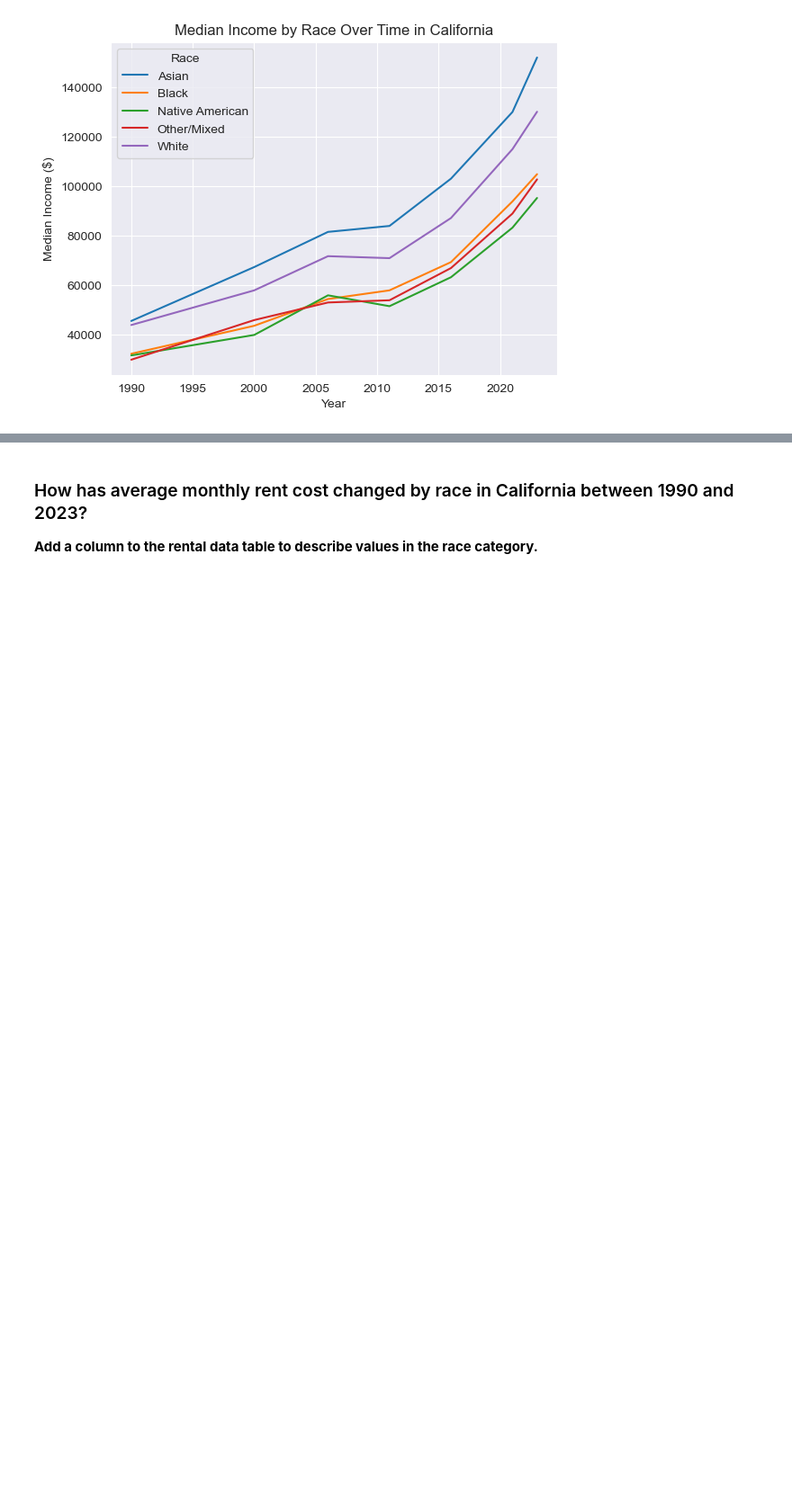
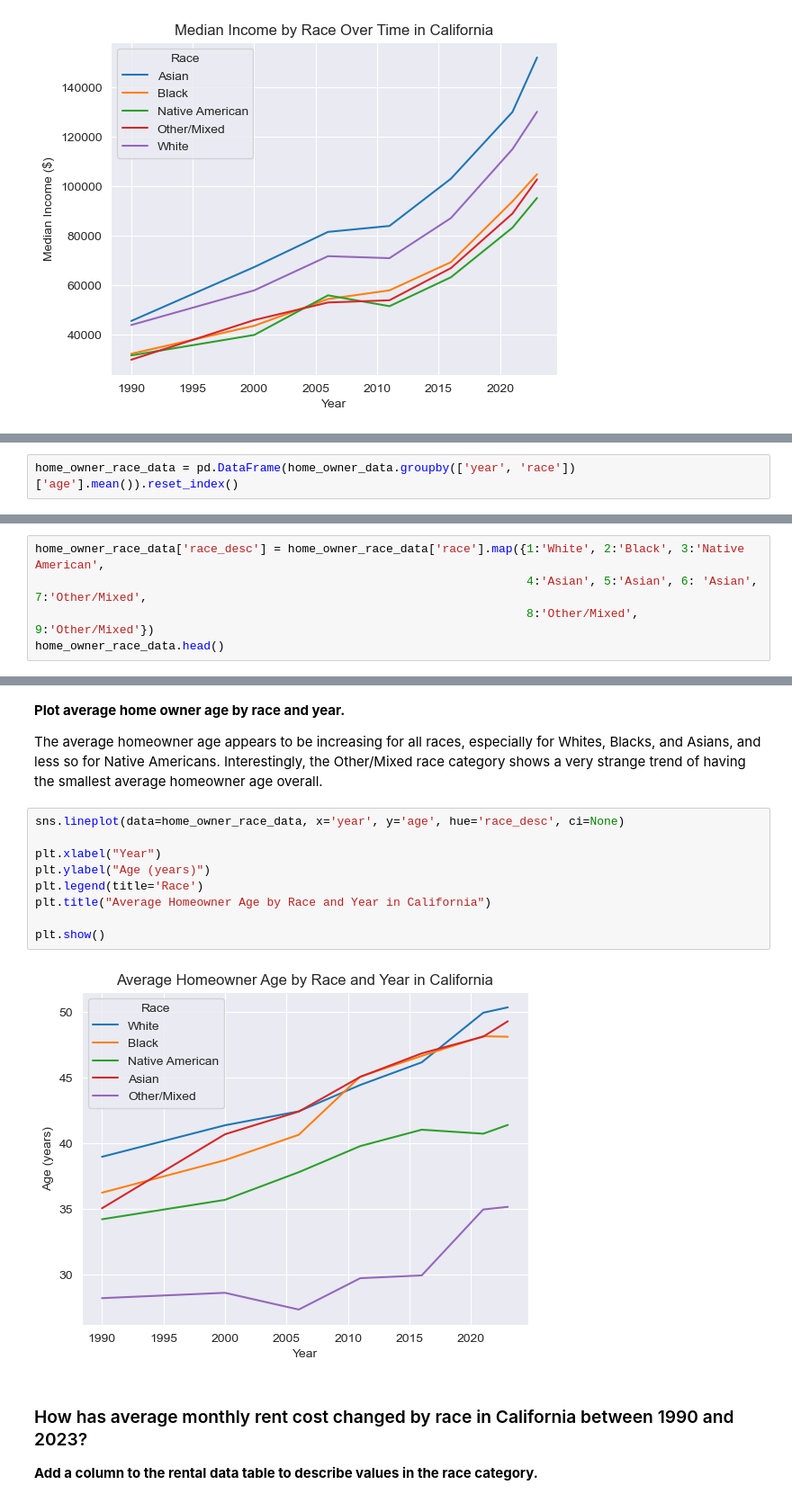
Before and after one commit to dpc43/Data271Project, a Jupyter notebook: Final_Project_Main_HC.ipynb, the cells around one changed output, grey strips where cells are left out. Shown at 90% size. Saved outputs shown, nothing was run; the diff lists cells and outputs as text; blank space fills up the shorter version.

```diff
--- a/Final_Project_Main_HC.ipynb
+++ b/Final_Project_Main_HC.ipynb
@@ -1123,0 +1128,2 @@ plt.show()
+# %%
+home_owner_race_data = pd.DataFrame(home_owner_data.groupby(['year', 'race'])['age'].mean()).reset_index()
@@ -1123,0 +1132,5 @@ plt.show()
+# %%
+home_owner_race_data['race_desc'] = home_owner_race_data['race'].map({1:'White', 2:'Black', 3:'Native American',
+                                                                      4:'Asian', 5:'Asian', 6: 'Asian', 7:'Other/Mixed',
+                                                                      8:'Other/Mixed', 9:'Other/Mixed'})
+home_owner_race_data.head()
@@ -1124,3 +1144,18 @@ plt.show()
+# %% [markdown]
+**Plot average home owner age by race and year.**
+
+The average homeowner age appears to be increasing for all races, especially for Whites, Blacks, and Asians, and less so for Native Americans. Interestingly, the Other/Mixed race category shows a very strange trend of having the smallest average homeowner age overall.
+# %%
+sns.lineplot(data=home_owner_race_data, x='year', y='age', hue='race_desc', ci=None)
+
+plt.xlabel("Year")
+plt.ylabel("Age (years)")
+plt.legend(title='Race')
+plt.title("Average Homeowner Age by Race and Year in California")
+
+plt.show()
+# %% [output]
+[figure, added]
 # %% [markdown]
 ### How has average monthly rent cost changed by race in California between 1990 and 2023?
 
```
Also changed, not shown: parts of 30 cells of this notebook.
